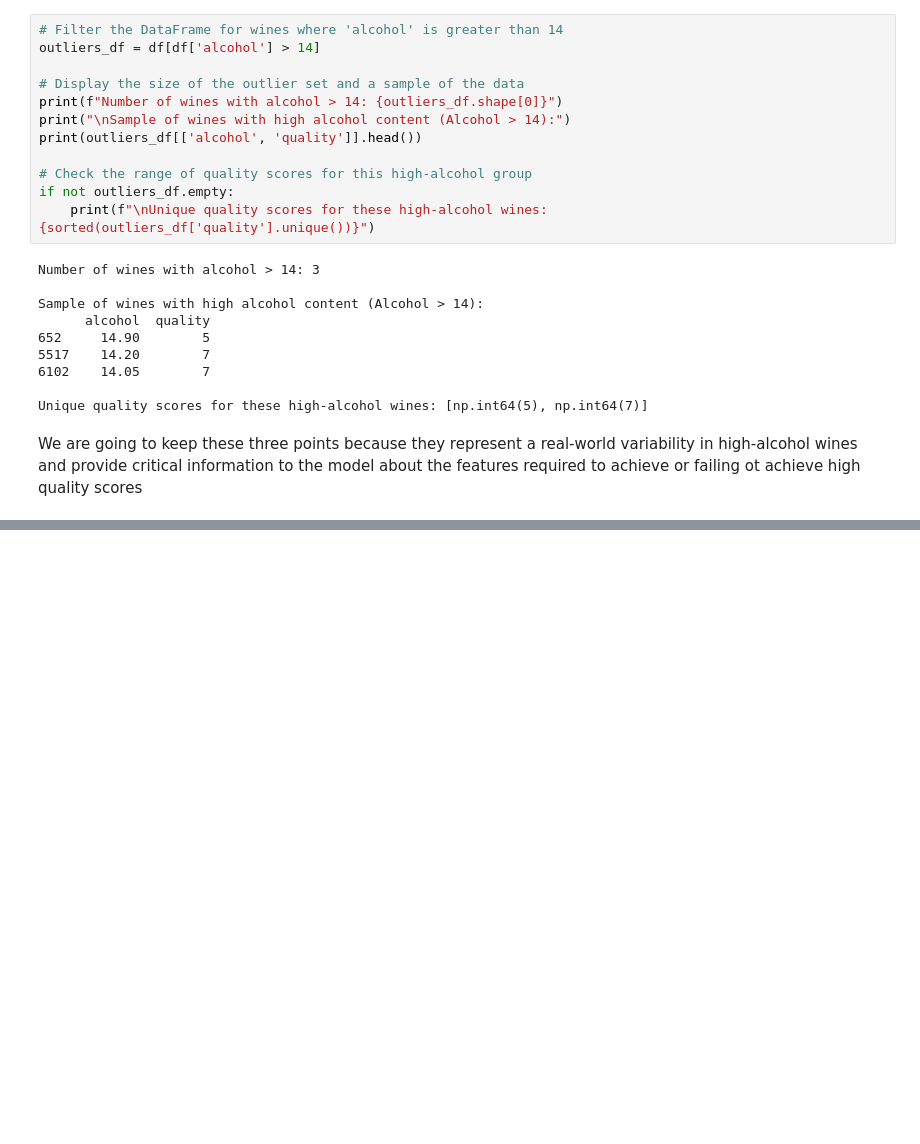
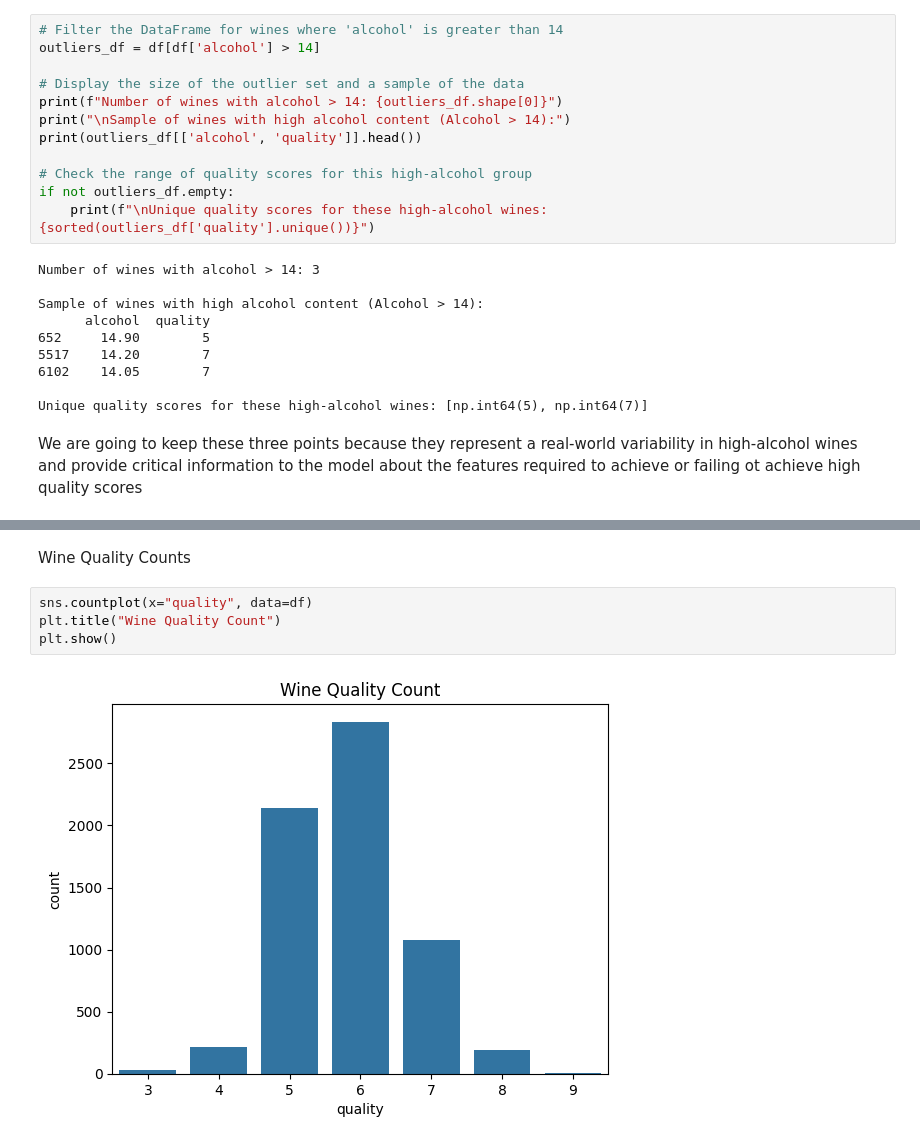
Before and after one commit to DinteN098/GSU_homework, a Jupyter notebook: CSC 4780 Final Project/grape_and_feet.ipynb, the cells around one changed output, grey strips where cells are left out. Cells and saved outputs as stored; diff of their text form; blank space fills up the shorter version.

```diff
--- a/CSC 4780 Final Project/grape_and_feet.ipynb
+++ b/CSC 4780 Final Project/grape_and_feet.ipynb
@@ -117,0 +189,8 @@ We are going to keep these three points because they represent a real-world vari
+# %% [markdown]
+Wine Quality Counts
+# %%
+sns.countplot(x="quality", data=df)
+plt.title("Wine Quality Count")
+plt.show()
+# %% [output]
+[figure, added]
```
Also changed, not shown: parts of 8 cells of this notebook.
